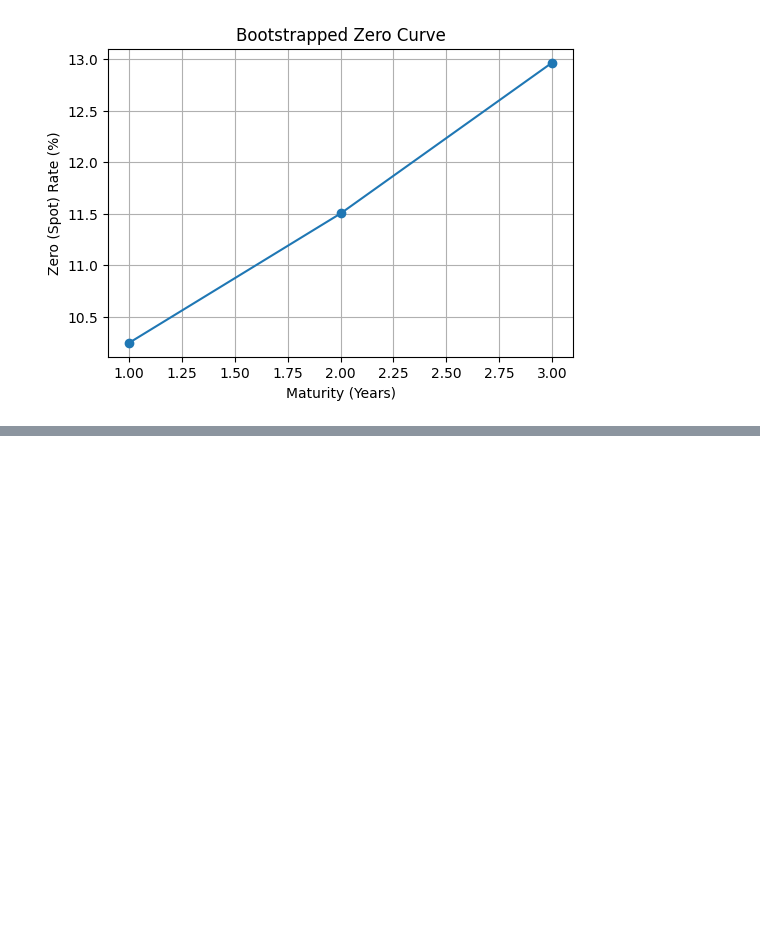
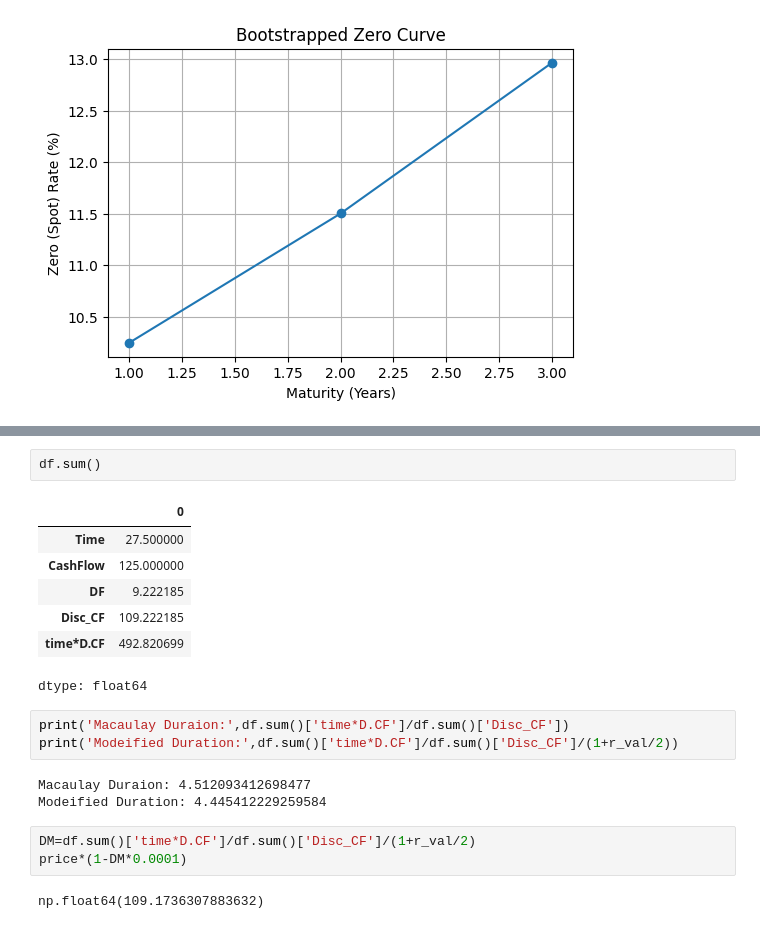
Before and after one commit to HST0077/HYOTC, a Jupyter notebook: Interest_Rate_and_bonds.ipynb, the cells around one changed output, grey strips where cells are left out. Saved outputs shown, nothing was run; the diff lists cells and outputs as text; blank space fills up the shorter version.

```diff
--- a/Interest_Rate_and_bonds.ipynb
+++ b/Interest_Rate_and_bonds.ipynb
@@ -524,0 +657,21 @@ print(FRA12)
+# %%
+df.sum()
+# %% [output]
+|  | 0 |
+| Time | 27.500000 |
+| CashFlow | 125.000000 |
+| DF | 9.222185 |
+| Disc_CF | 109.222185 |
+| time*D.CF | 492.820699 |
+dtype: float64
+# %%
+print('Macaulay Duraion:',df.sum()['time*D.CF']/df.sum()['Disc_CF'])
+print('Modeified Duration:',df.sum()['time*D.CF']/df.sum()['Disc_CF']/(1+r_val/2))
+# %% [output]
+Macaulay Duraion: 4.512093412698477
+Modeified Duration: 4.445412229259584
+# %%
+DM=df.sum()['time*D.CF']/df.sum()['Disc_CF']/(1+r_val/2)
+price*(1-DM*0.0001)
+# %% [output]
+np.float64(109.1736307883632)
```
Also changed, not shown: parts of 19 cells of this notebook.
